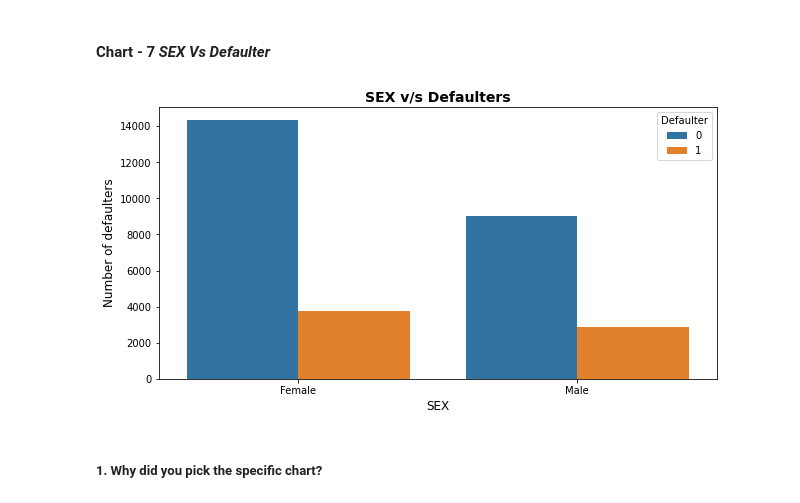
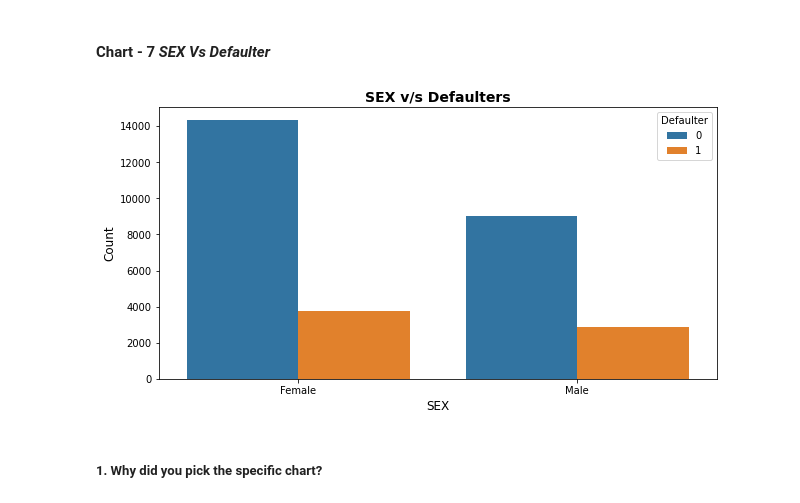
Before and after one commit to Kaushaljha488/Credit-Card-Default-Prediction, a Jupyter notebook: Kaushal_Credit_Card_Default_Prediction_.ipynb, the cells around one changed output. Drawn from its saved outputs; the diff is of its cells as text; code cells hidden in the pictures.

```diff
--- a/Kaushal_Credit_Card_Default_Prediction_.ipynb
+++ b/Kaushal_Credit_Card_Default_Prediction_.ipynb
@@ -582,13 +582,13 @@ cat_df['Defaulter']=df1['default payment next month']
 # %%
 # Chart - 7 visualization code
 plt.figure(figsize = (10,5))
 sns.countplot(x = 'SEX',hue = 'Defaulter',data = cat_df)
 plt.title('SEX v/s Defaulters', fontsize = 14, fontweight = 'bold')
 plt.xlabel('SEX',fontsize = 12)
-plt.ylabel('Number of defaulters',fontsize = 12)
+plt.ylabel('Count',fontsize=12)
 plt.show()
 # %% [output]
-[figure, old version]
+[figure, new version]
 # %% [markdown]
 ##### 1. Why did you pick the specific chart?
 # %% [markdown]
```
Also changed, not shown: parts of 43 cells of this notebook.
